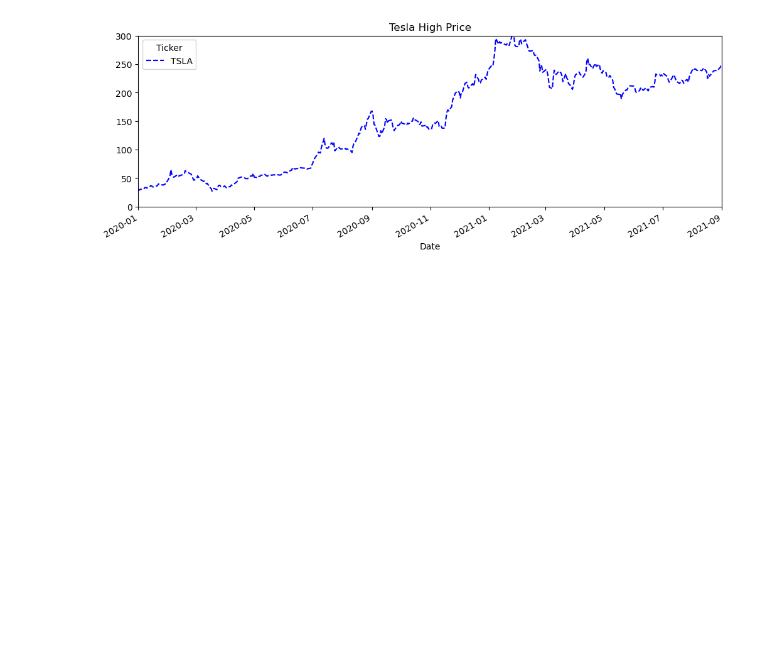
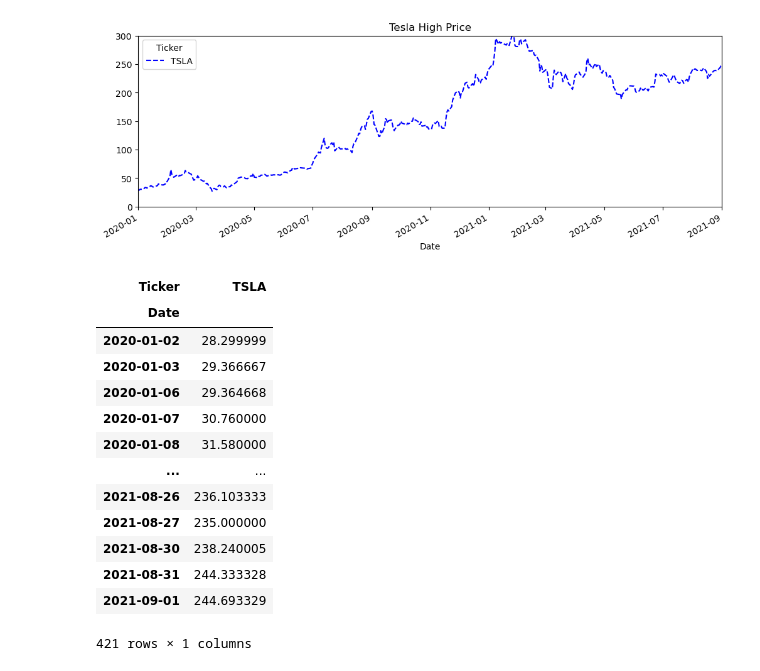
Before and after one commit to Malinda1/Time_series_analysis, a Jupyter notebook: Time_series_analysis.ipynb, the cells around one changed output. Saved outputs shown, nothing was run; the diff lists cells and outputs as text; code cells hidden in the pictures; blank space fills up the shorter version.

```diff
--- a/Time_series_analysis.ipynb
+++ b/Time_series_analysis.ipynb
@@ -72,0 +76,17 @@ tsla['High'].plot(figsize=(12, 4), title='Tesla High Price', color='blue', xlim=
+# %%
+share_open
+# %% [output]
+| Ticker | TSLA |
+| Date |  |
+| 2020-01-02 | 28.299999 |
+| 2020-01-03 | 29.366667 |
+| 2020-01-06 | 29.364668 |
+| 2020-01-07 | 30.760000 |
+| 2020-01-08 | 31.580000 |
+| ... | ... |
+| 2021-08-26 | 236.103333 |
+| 2021-08-27 | 235.000000 |
+| 2021-08-30 | 238.240005 |
+| 2021-08-31 | 244.333328 |
+| 2021-09-01 | 244.693329 |
+421 rows × 1 columns
```
Also changed, not shown: parts of 2 cells of this notebook.
